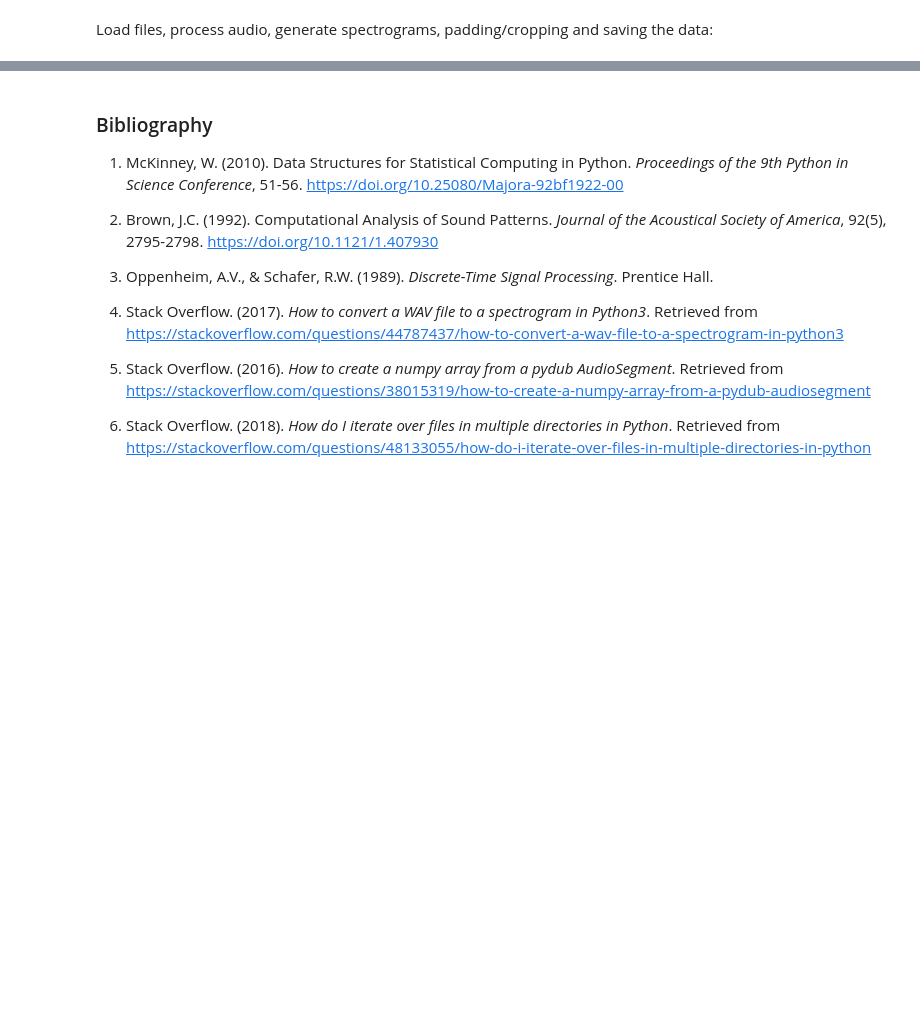
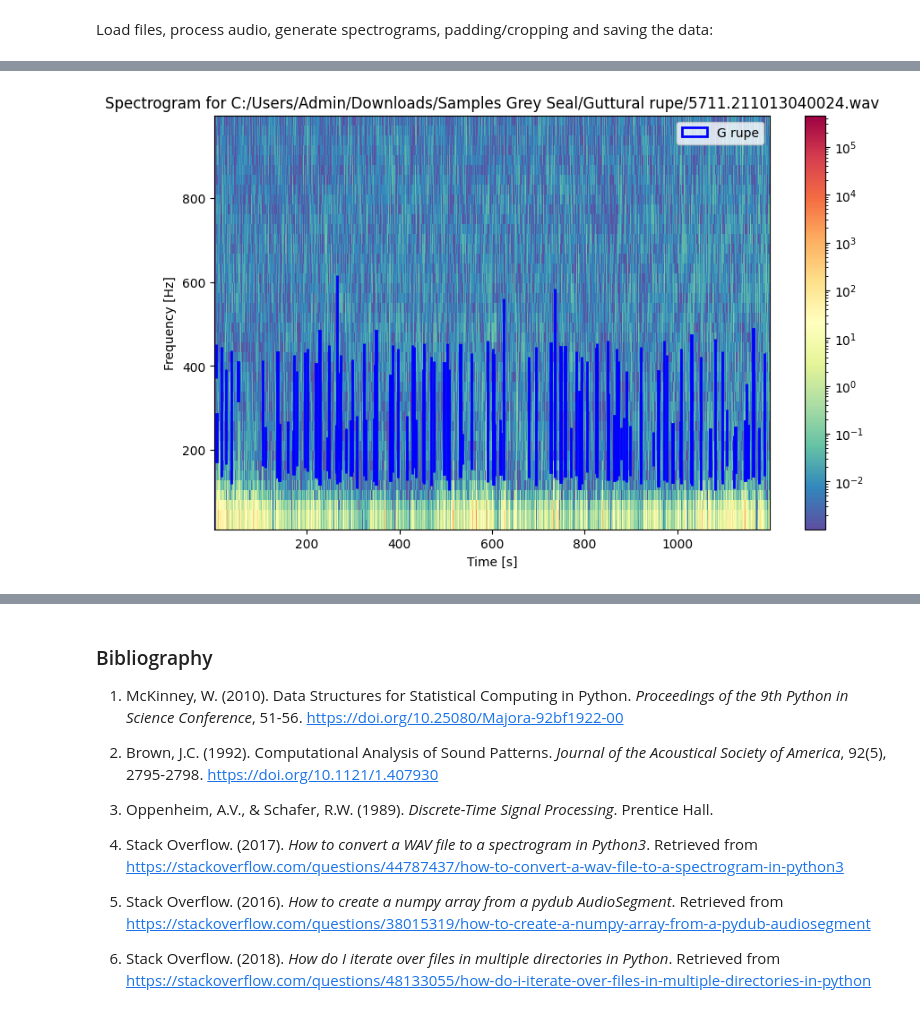
Before and after one commit to LaisColetta/Machine-Learning, a Jupyter notebook: Project_part2/project_part2.ipynb, the cells around one changed output, grey strips where cells are left out. Cells and saved outputs as stored; diff of their text form; code cells hidden in the pictures; blank space fills up the shorter version.

```diff
--- a/Project_part2/project_part2.ipynb
+++ b/Project_part2/project_part2.ipynb
@@ -240,15 +264,19 @@ Determines the category name based on the annotation name instead of the folder
 # %%
 def get_category_name(annotation):
     """
-    Map annotations to predefined categories.
+    Maps an annotation to a predefined category.
+
+    Parameters:
+        - annotation (str): The annotation label.
+
+    Returns:
+        - category (str): The category corresponding to the annotation.
     """
     category_mapping = {
         'Rupe A': 'rupe_A',
         'Rupe B': 'rupe_B',
         'Rupe C': 'rupe_C',
         'Growl B': 'growl_B',
-        'Type 4 A': 'type_4_A',
-        'HS Groan': 'hs_groan',
         'Moan': 'moan',
         'G rupe': 'g_rupe',
         'Guttural rupe': 'g_rupe'
@@ -333,0 +343,89 @@ IndexError: too many indices for array: array is 0-dimensional, but 1 were index
+# %%
+# File paths for the WAV files
+file_paths = [
+    "C:/Users/Admin/Downloads/Samples Grey Seal/Guttural rupe/5711.211013040024.wav",
+    "C:/Users/Admin/Downloads/Samples Grey Seal/Guttural rupe/5711.211015210024.wav",
+    "C:/Users/Admin/Downloads/Samples Grey Seal/Guttural rupe/5711.211015200024.wav",
+    "C:/Users/Admin/Downloads/Samples Grey Seal/Guttural rupe/5711.211015190024.wav",
+    "C:/Users/Admin/Downloads/Samples Grey Seal/Guttural rupe/5711.211015090024.wav",
+    "C:/Users/Admin/Downloads/Samples Grey Seal/Guttural rupe/5711.211013050024.wav"
+]
+
+# Define colors for annotations
+annotation_colors = {
+    "Rupe A": "red",
+    "Rupe B": "green",
+    "Growl B": "yellow",
+    "Rupe C": "purple",
+    "Moan": "pink",
+    "G rupe": "blue"
+}
+
+# Function to generate spectrogram
+def generate_spectrogram(samples, sample_rate):
+    frequencies, times, spectrogram = signal.spectrogram(samples, sample_rate, nperseg=2456, nfft=4096, noverlap=1228, window='hann')
+    spectrogram[spectrogram < 0.001] = 0.001  # Trim off tiny values for a proper display
+
+    # Trim in frequency
+    fmin, fmax = 20, 1000  # Hz
+    freq_slice = np.where((frequencies >= fmin) & (frequencies <= fmax))
+    frequencies = frequencies[freq_slice]
+    spectrogram = spectrogram[freq_slice, :][0]
+
+    return frequencies, times, spectrogram
+
+# Function to overlay annotations on the spectrogram
+def overlay_annotations(ax, df, annotation_colors):
+    added_labels = set()  # Ensure each label is added once
+
+    for _, row in df.iterrows():
+        start_time = row['Begin Time (s)']
+        end_time = row['End Time (s)']
+        low_freq = row['Low Freq (Hz)']
+        high_freq = row['High Freq (Hz)']
+        annotation = row['Annotation']
+
+        if annotation not in annotation_colors:
+            continue  # Skip unrecognized annotations
+
+        ax.add_patch(
+            plt.Rectangle(
+                (start_time, low_freq),
+                end_time - start_time,
+                high_freq - low_freq,
+                edgecolor=annotation_colors[annotation],
+                facecolor='none',
+                linewidth=2,
+                label=annotation if annotation not in added_labels else None
+            )
+        )
+        added_labels.add(annotation)
+
+    ax.legend(loc='upper right')  # Add a legend to the plot
+
+# Iterate over each file
+for file in file_paths:
+    sample_rate, samples = wavfile.read(file)
+    annot_file_path = file.replace('.wav', '.Table.1.selections.txt')
+
+    # Read the annotations file into a DataFrame
+    df = pd.read_csv(annot_file_path, sep='\t')
+
+    # Generate the spectrogram
+    frequencies, times, spectrogram = generate_spectrogram(samples, sample_rate)
+
+    # Create the spectrogram plot
+    fig, ax = plt.subplots(figsize=(10, 6))
+    pc = ax.pcolormesh(times, frequencies, spectrogram, norm=LogNorm(), cmap='Spectral_r')
+    cbar = fig.colorbar(pc)
+    ax.set_ylabel('Frequency [Hz]')
+    ax.set_xlabel('Time [s]')
+
+    # Overlay annotations on the spectrogram
+    overlay_annotations(ax, df, annotation_colors)
+
+    # Display the spectrogram
+    plt.title(f"Spectrogram for {file}")
+    plt.show()
+# %% [output]
+[figure, added]
```
Also changed, not shown: parts of 35 cells of this notebook.
